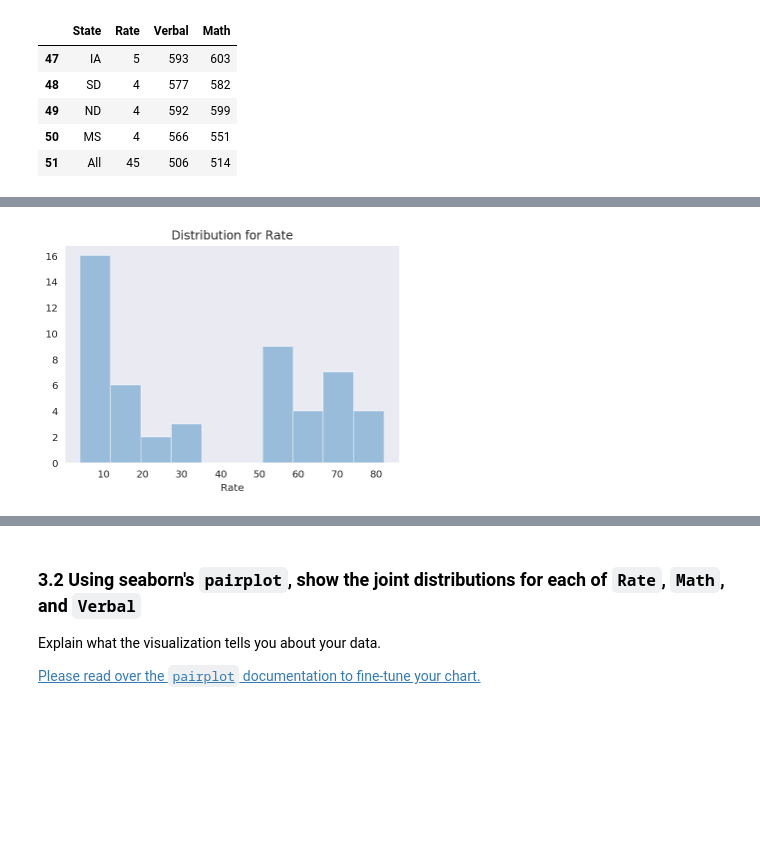
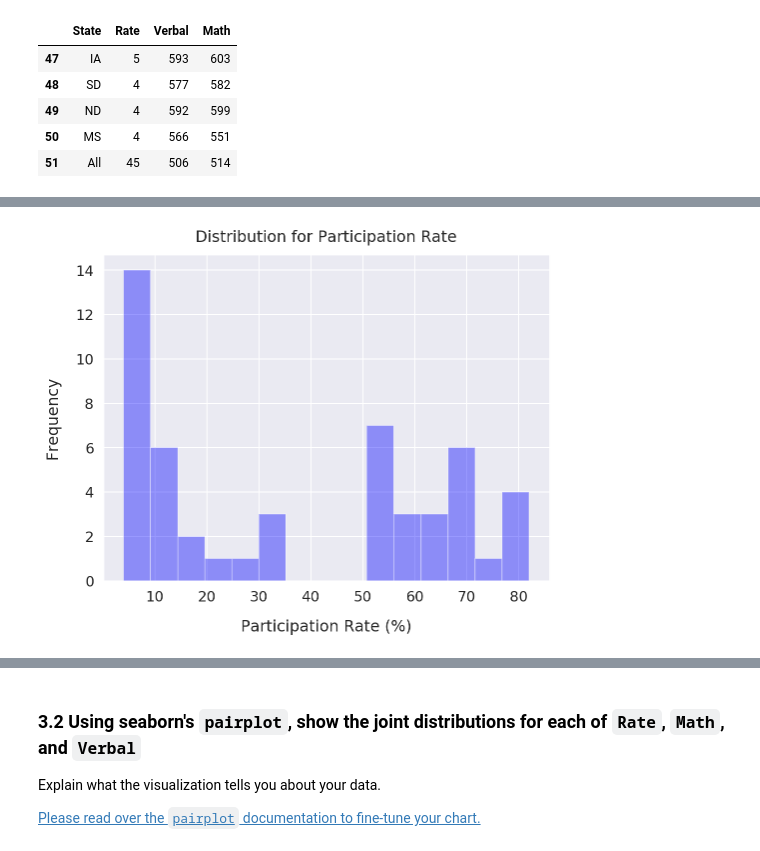
Before and after one commit to ppeyliang/EDA, a Jupyter notebook: eda.ipynb, the cells around one changed output, grey strips where cells are left out. Cells and saved outputs as stored; diff of their text form; code cells hidden in the pictures; blank space fills up the shorter version.

```diff
--- a/eda.ipynb
+++ b/eda.ipynb
@@ -29,7 +29,9 @@ import csv
 import pandas as pd
 import matplotlib.pyplot as plt
 import seaborn as sns
-sns.set_style('dark')
+from pprint import pprint
+sns.set_style('darkgrid')
+sns.set_context('notebook', font_scale=1.3)
 # This line tells jupyter notebook to put the plots in the notebook rather than saving them to file.
 %matplotlib inline
 
@@ -80,8 +82,8 @@ Math      object
 dtype: object
 # %%
 # Create DataFrame with pandas .read_csv() function.
-df = pd.read_csv('sat_scores.csv')
-df.dtypes
+sat = pd.read_csv('sat_scores.csv')
+sat.dtypes
 # %% [output]
 State     object
 Rate       int64
@@ -122,5 +124,6 @@ df.tail()
 | 50 | MS | 4 | 566 | 551 |
 | 51 | All | 45 | 506 | 514 |
 # %%
-# Drop the last row.
-df = df[:51]
+# Analyse focus on individual state.
+# Drop the last row with "State" is "All".
+sat = sat[:51]
@@ -162,10 +185,13 @@ Set the keyword argument `kde=False`. This way you can actually see the counts w
 [Please read over the `distplot` documentation to learn about the arguments and fine-tune your chart if you want.](https://stanford.edu/~mwaskom/software/seaborn/generated/seaborn.distplot.html#seaborn.distplot)
 # %%
 # Plot the distribution for "Rate".
-sns.distplot(df['Rate'], kde=False, bins=10)
-plt.title('Distribution for Rate')
+plt.figure(figsize=(8,6))
+sns.distplot(sat['Rate'], kde=False, bins=15, color='b')
+plt.xlabel('Participation Rate (%)', labelpad=15)
+plt.ylabel('Frequency', labelpad=15)
+plt.title('Distribution for Participation Rate', y=1.02)
 plt.show()
 # %% [output]
-[figure, old version]
+[figure, new version]
 # %%
 # Plot the distribution for "Math".
```
Also changed, not shown: parts of 53 cells of this notebook.
